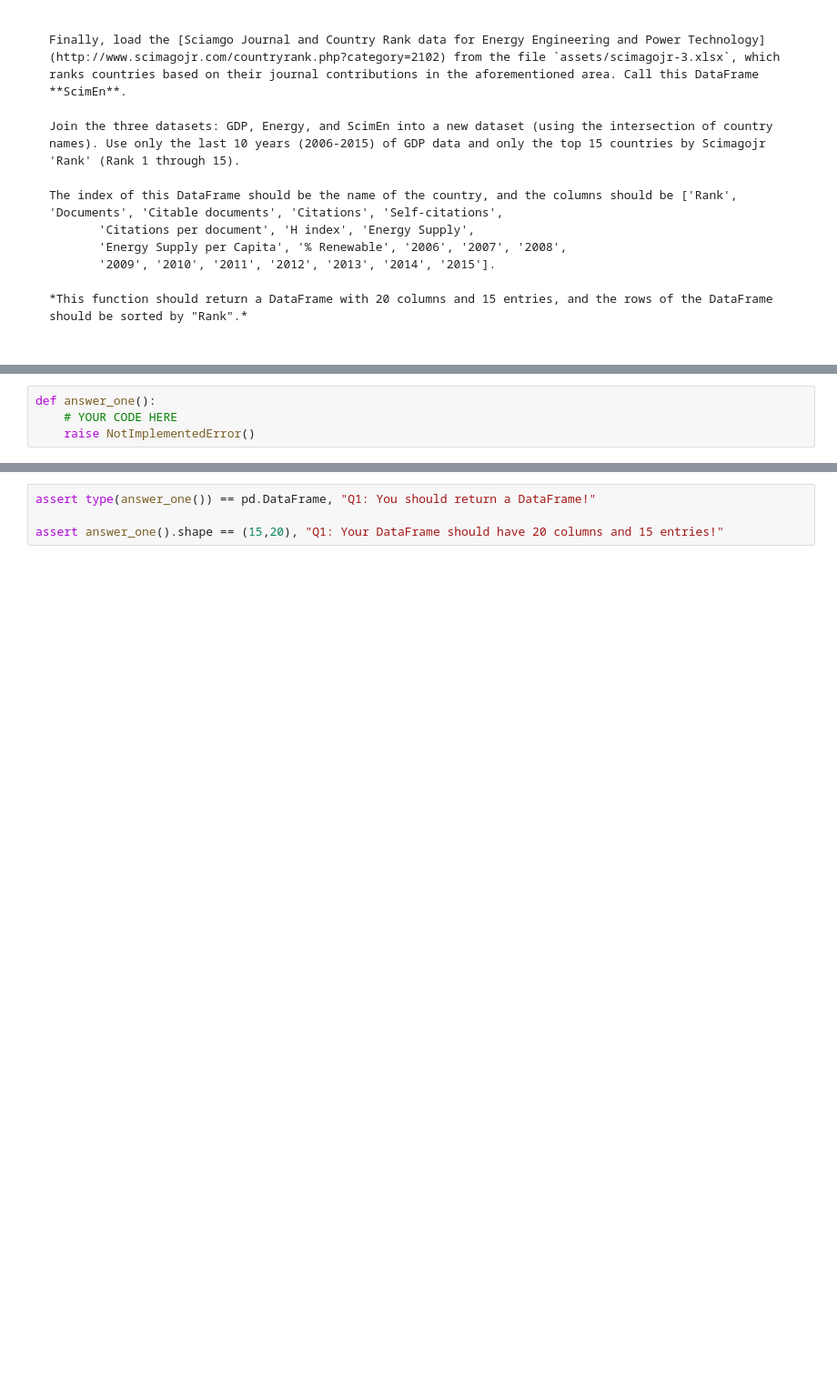
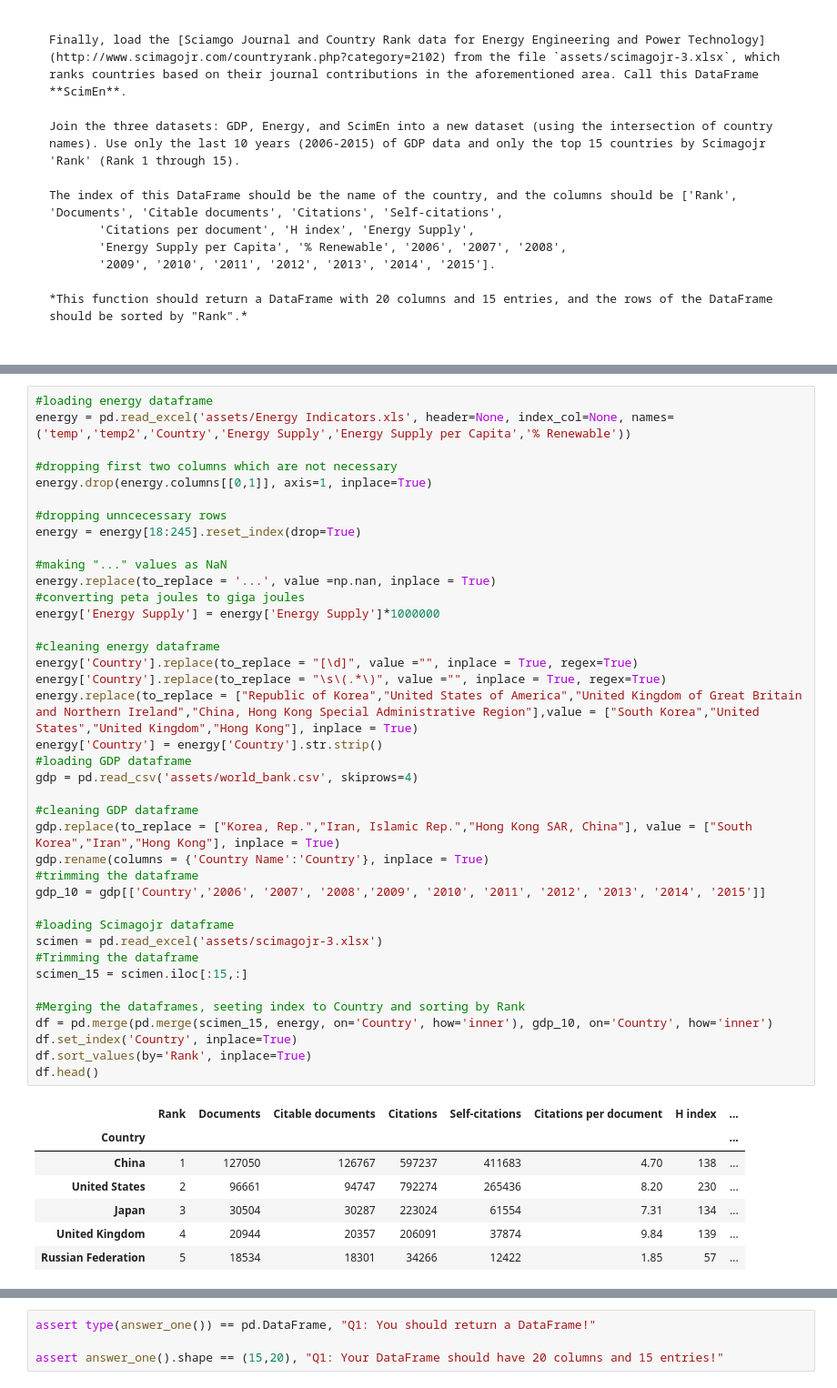
Before and after one commit to alanwake47/pythonlearn, a Jupyter notebook: Coursera/Introduction to Data Science in Python by UMich/assignments/assignment3/assignment3.ipynb, the cells around one changed output, grey strips where cells are left out. Shown at 91% size. Saved outputs shown, nothing was run; the diff lists cells and outputs as text; blank space fills up the shorter version.

```diff
--- a/Coursera/Introduction to Data Science in Python by UMich/assignments/assignment3/assignment3.ipynb
+++ b/Coursera/Introduction to Data Science in Python by UMich/assignments/assignment3/assignment3.ipynb
@@ -81,4 +50,47 @@ energy.head(10)
-# %%
-def answer_one():
-    # YOUR CODE HERE
-    raise NotImplementedError()
+# %%
+#loading energy dataframe
+energy = pd.read_excel('assets/Energy Indicators.xls', header=None, index_col=None, names=('temp','temp2','Country','Energy Supply','Energy Supply per Capita','% Renewable'))
+
+#dropping first two columns which are not necessary
+energy.drop(energy.columns[[0,1]], axis=1, inplace=True)
+
+#dropping unncecessary rows
+energy = energy[18:245].reset_index(drop=True)
+
+#making "..." values as NaN
+energy.replace(to_replace = '...', value =np.nan, inplace = True)
+#converting peta joules to giga joules
+energy['Energy Supply'] = energy['Energy Supply']*1000000
+
+#cleaning energy dataframe
+energy['Country'].replace(to_replace = "[\d]", value ="", inplace = True, regex=True)
+energy['Country'].replace(to_replace = "\s\(.*\)", value ="", inplace = True, regex=True)
+energy.replace(to_replace = ["Republic of Korea","United States of America","United Kingdom of Great Britain and Northern Ireland","China, Hong Kong Special Administrative Region"],value = ["South Korea","United States","United Kingdom","Hong Kong"], inplace = True)
+energy['Country'] = energy['Country'].str.strip()
+#loading GDP dataframe
+gdp = pd.read_csv('assets/world_bank.csv', skiprows=4)
+
+#cleaning GDP dataframe
+gdp.replace(to_replace = ["Korea, Rep.","Iran, Islamic Rep.","Hong Kong SAR, China"], value = ["South Korea","Iran","Hong Kong"], inplace = True)
+gdp.rename(columns = {'Country Name':'Country'}, inplace = True)
+#trimming the dataframe
+gdp_10 = gdp[['Country','2006', '2007', '2008','2009', '2010', '2011', '2012', '2013', '2014', '2015']]
+
+#loading Scimagojr dataframe
+scimen = pd.read_excel('assets/scimagojr-3.xlsx')
+#Trimming the dataframe
+scimen_15 = scimen.iloc[:15,:]
+
+#Merging the dataframes, seeting index to Country and sorting by Rank
+df = pd.merge(pd.merge(scimen_15, energy, on='Country', how='inner'), gdp_10, on='Country', how='inner')
+df.set_index('Country', inplace=True)
+df.sort_values(by='Rank', inplace=True)
+df.head()
+# %% [output]
+|  | Rank | Documents | Citable documents | Citations | Self-citations | Citations per document | H index | ... |
+| Country |  |  |  |  |  |  |  | ... |
+| China | 1 | 127050 | 126767 | 597237 | 411683 | 4.70 | 138 | ... |
+| United States | 2 | 96661 | 94747 | 792274 | 265436 | 8.20 | 230 | ... |
+| Japan | 3 | 30504 | 30287 | 223024 | 61554 | 7.31 | 134 | ... |
+| United Kingdom | 4 | 20944 | 20357 | 206091 | 37874 | 9.84 | 139 | ... |
+| Russian Federation | 5 | 18534 | 18301 | 34266 | 12422 | 1.85 | 57 | ... |
```
Also changed, not shown: parts of 39 cells of this notebook, 3 other files.
